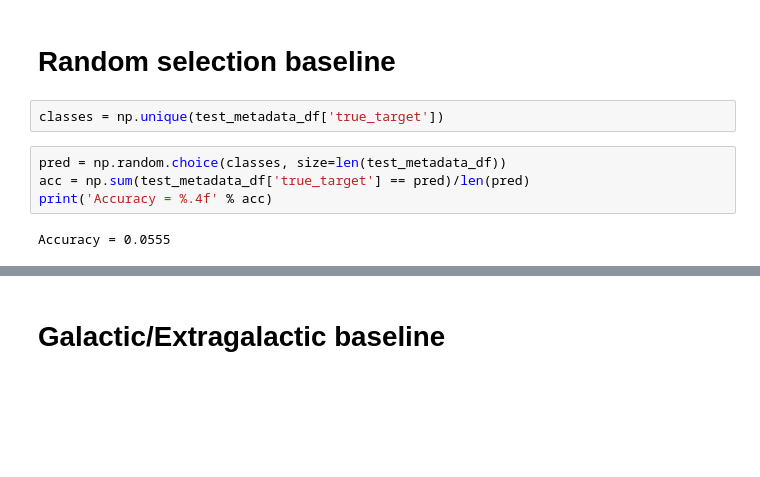
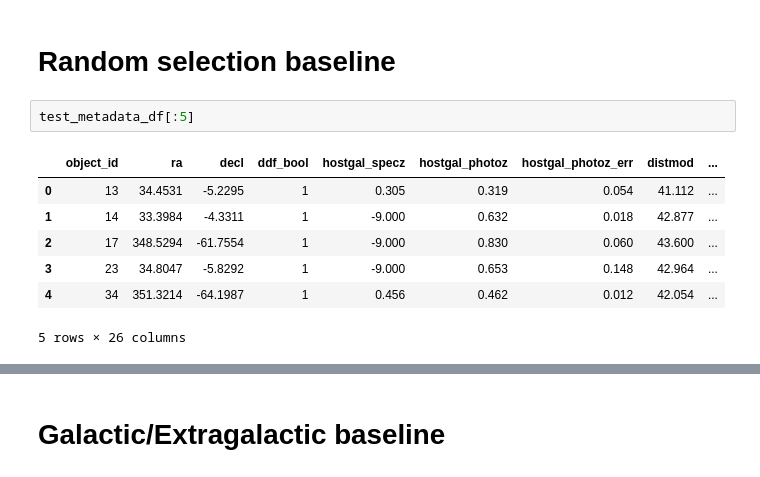
Before and after one commit to neerajkulk/ml_finalproj, a Jupyter notebook: neil_baseline.ipynb, the cells around one changed output, grey strips where cells are left out. Cells and saved outputs as stored; diff of their text form; blank space fills up the shorter version.

```diff
--- a/neil_baseline.ipynb
+++ b/neil_baseline.ipynb
@@ -44,10 +68,12 @@ plt.show()
 # %% [markdown]
 # Random selection baseline
-# %%
-classes = np.unique(test_metadata_df['true_target'])
-# %%
-pred = np.random.choice(classes, size=len(test_metadata_df))
-acc = np.sum(test_metadata_df['true_target'] == pred)/len(pred)
-print('Accuracy = %.4f' % acc)
-# %% [output]
-Accuracy = 0.0555
+# %%
+test_metadata_df[:5]
+# %% [output]
+|  | object_id | ra | decl | ddf_bool | hostgal_specz | hostgal_photoz | hostgal_photoz_err | distmod | ... |
+| 0 | 13 | 34.4531 | -5.2295 | 1 | 0.305 | 0.319 | 0.054 | 41.112 | ... |
+| 1 | 14 | 33.3984 | -4.3311 | 1 | -9.000 | 0.632 | 0.018 | 42.877 | ... |
+| 2 | 17 | 348.5294 | -61.7554 | 1 | -9.000 | 0.830 | 0.060 | 43.600 | ... |
+| 3 | 23 | 34.8047 | -5.8292 | 1 | -9.000 | 0.653 | 0.148 | 42.964 | ... |
+| 4 | 34 | 351.3214 | -64.1987 | 1 | 0.456 | 0.462 | 0.012 | 42.054 | ... |
+5 rows × 26 columns
```
Also changed, not shown: parts of 12 cells of this notebook.
